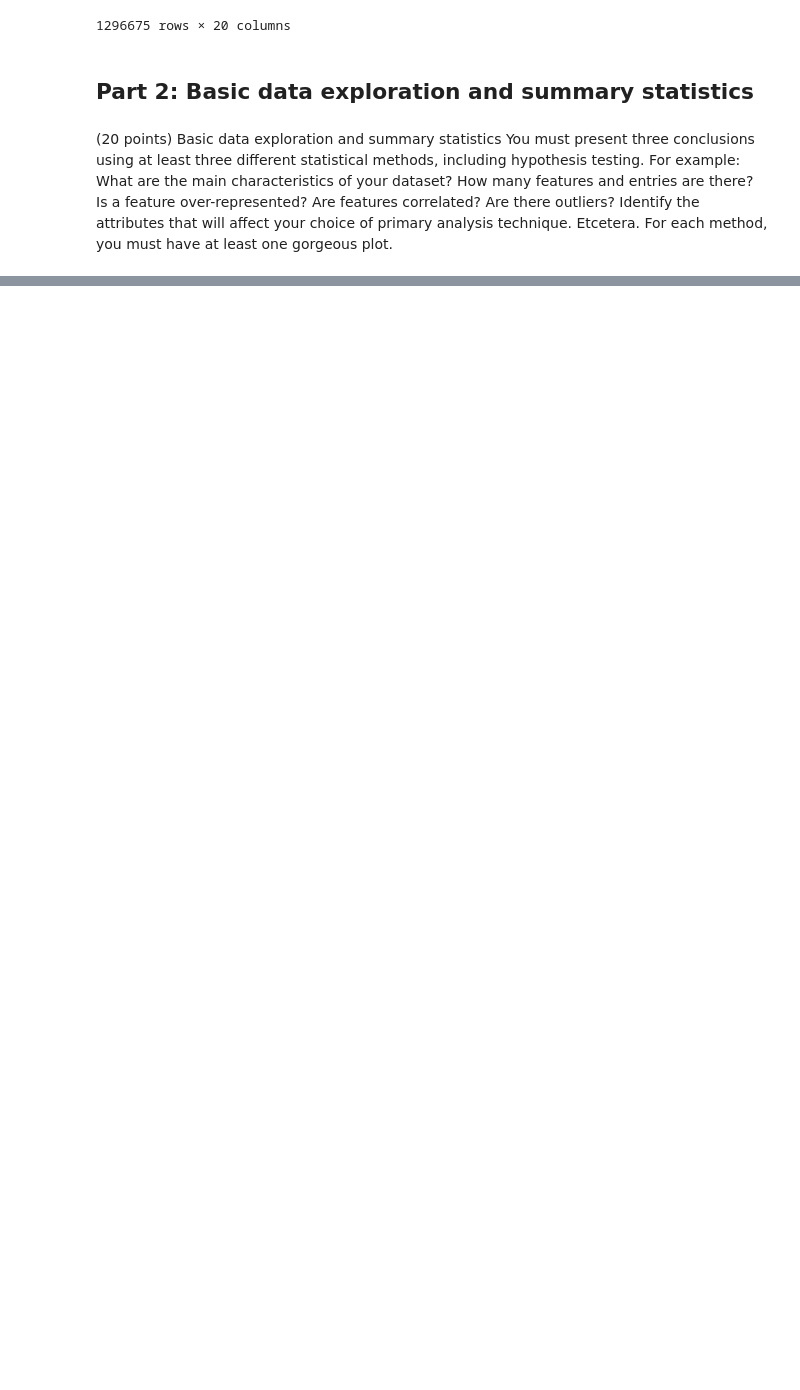
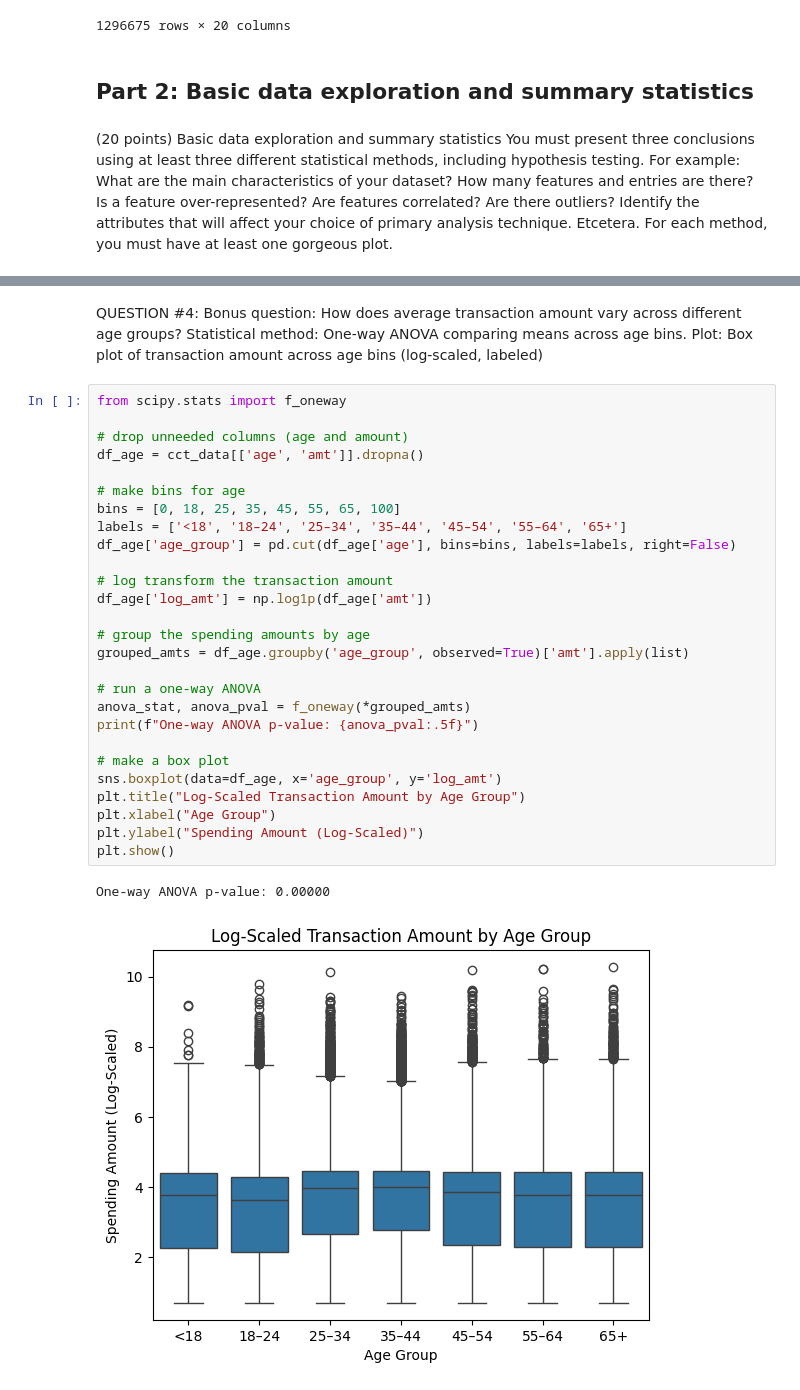
Before and after one commit to gsarav/cmsc320finalproject, a Jupyter notebook: main.ipynb, the cells around one changed output, grey strips where cells are left out. Saved outputs shown, nothing was run; the diff lists cells and outputs as text; blank space fills up the shorter version.

```diff
--- a/main.ipynb
+++ b/main.ipynb
@@ -146,0 +283,32 @@ Plot: Box plot of transaction amount across age bins (log-scaled, labeled)
+# %% [markdown]
+QUESTION #4: Bonus question: How does average transaction amount vary across different age groups? Statistical method: One-way ANOVA comparing means across age bins. Plot: Box plot of transaction amount across age bins (log-scaled, labeled)
+# %%
+from scipy.stats import f_oneway
+
+# drop unneeded columns (age and amount)
+df_age = cct_data[['age', 'amt']].dropna()
+
+# make bins for age
+bins = [0, 18, 25, 35, 45, 55, 65, 100]
+labels = ['<18', '18–24', '25–34', '35–44', '45–54', '55–64', '65+']
+df_age['age_group'] = pd.cut(df_age['age'], bins=bins, labels=labels, right=False)
+
+# log transform the transaction amount
+df_age['log_amt'] = np.log1p(df_age['amt'])
+
+# group the spending amounts by age
+grouped_amts = df_age.groupby('age_group', observed=True)['amt'].apply(list)
+
+# run a one-way ANOVA
+anova_stat, anova_pval = f_oneway(*grouped_amts)
+print(f"One-way ANOVA p-value: {anova_pval:.5f}")
+
+# make a box plot
+sns.boxplot(data=df_age, x='age_group', y='log_amt')
+plt.title("Log-Scaled Transaction Amount by Age Group")
+plt.xlabel("Age Group")
+plt.ylabel("Spending Amount (Log-Scaled)")
+plt.show()
+# %% [output]
+One-way ANOVA p-value: 0.00000
+[figure, added]
```
Also changed, not shown: parts of 16 cells of this notebook.
